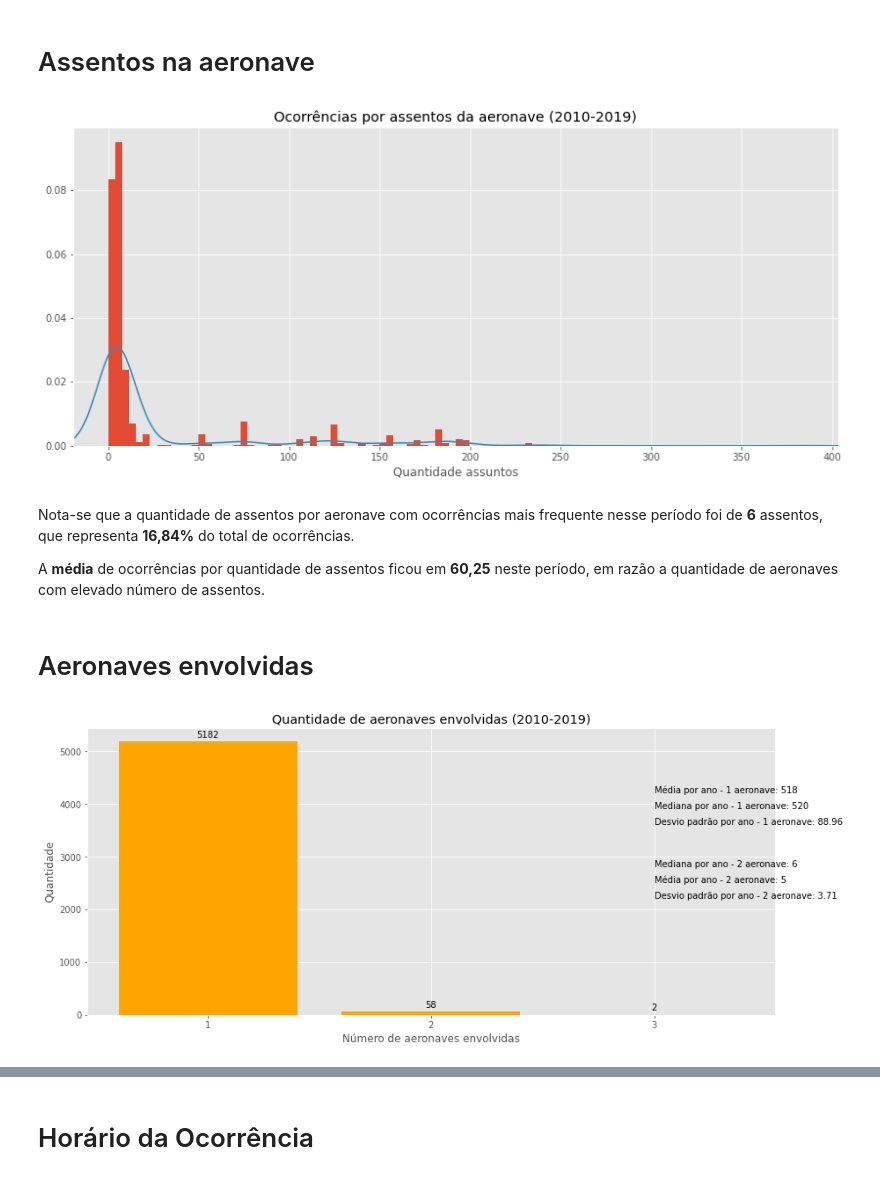
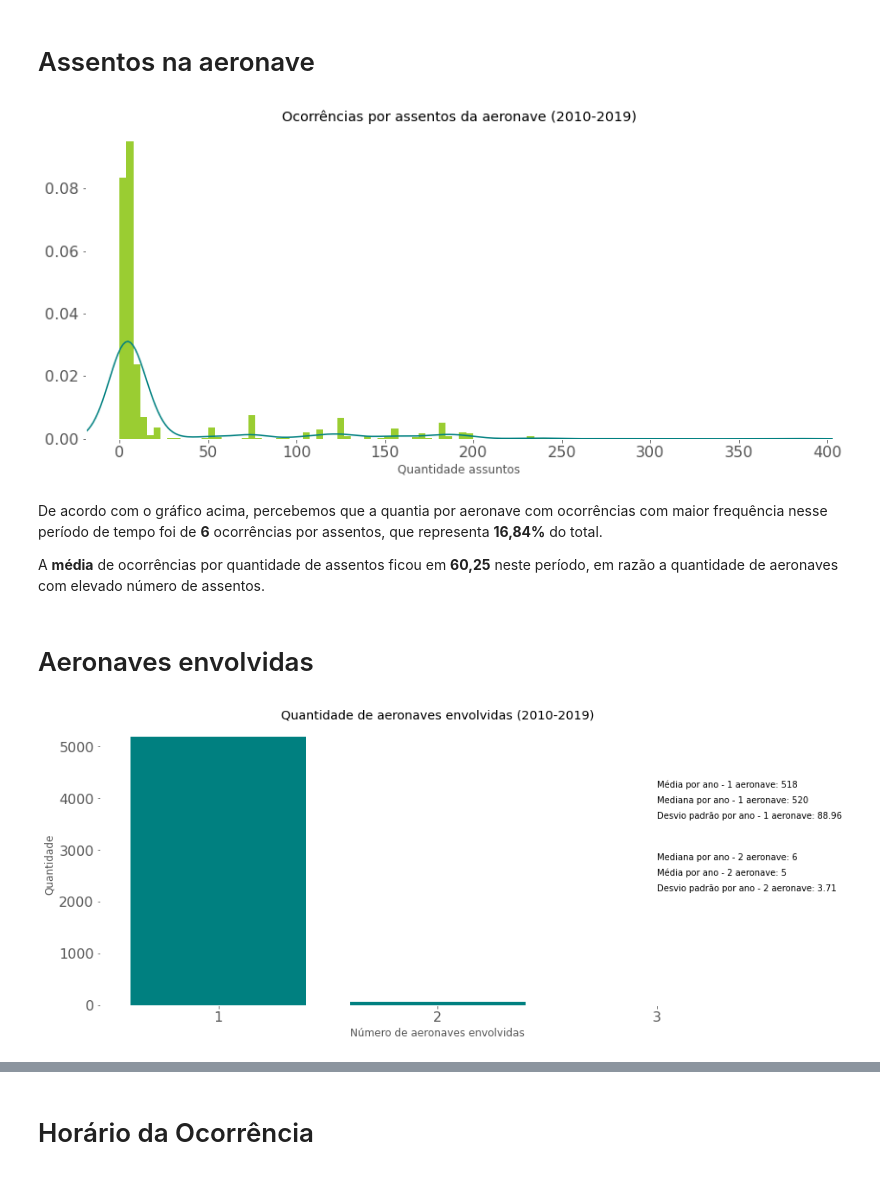
Before and after one commit to matheusfonsecasobral/GovernancaTI_PROJETO_2022, a Jupyter notebook: Acidentes_Aereos_Ocorridos_no_Brasil_de_2010_a_2019.ipynb, the cells around one changed output, grey strips where cells are left out. Drawn from its saved outputs; the diff is of its cells as text; code cells hidden in the pictures.

```diff
--- a/Acidentes_Aereos_Ocorridos_no_Brasil_de_2010_a_2019.ipynb
+++ b/Acidentes_Aereos_Ocorridos_no_Brasil_de_2010_a_2019.ipynb
@@ -457,0 +355,20 @@ A porcentagem de ocorrências das 10 fases do voo corresponde a 87%
+# %%
+BIGGER_SIZE = 16
+
+plt.rc('font', size=BIGGER_SIZE)
+plt.rc('axes', titlesize=BIGGER_SIZE-5)
+plt.rc('axes', labelsize=BIGGER_SIZE-5)
+plt.rc('xtick', labelsize=BIGGER_SIZE)
+plt.rc('ytick', labelsize=BIGGER_SIZE)
+plt.rc('legend', fontsize=BIGGER_SIZE)
+plt.rc('figure', titlesize=BIGGER_SIZE)
+fig,ax = plt.subplots(figsize=(25,7))
+ax.set_facecolor(color='white')
+plt.text(40, 0.6, 'Mediana de Incidentes graves por ano: %.2f'%(np.median(np.array(df_qtd_incidentes_graves_ano['Incidentes Graves']))))
+plt.text(40, 0.7, 'Média de Incidentes graves por ano: %.2f'%(np.mean(np.array(df_qtd_incidentes_graves_ano['Incidentes Graves']))))
+plt.text(40, 0.8, 'Desvio padrão: %.2f'%(static.stdev(list_todos_incidentes_graves.count(i) for i in list_tipos_operacao)))
+plt.text(40, 0.9, 'Total de incidentes graves: %d'%(soma_incidentes_graves))
+plt.text(40, 1.0, 'Moda: %d'%(static.mode(list_todos_incidentes_graves)))
+plt.boxplot(df_qtd_incidentes_graves_ano['Incidentes Graves'], 0, 'rs', 0)
+plt.title('BoxPlot do número de Incidentes Graves por ano',size=BIGGER_SIZE)
+plt.show()
@@ -913,22 +996,27 @@ contador_aeronave_assentos = sorted(list(aeronave_assentos.values()), reverse =
 # %%
+aeronave_assentos = Counter(df_dados['aeronave_assentos'])
+fase_aeronave_assentos = sorted(aeronave_assentos, key = aeronave_assentos.get, reverse = True)
+contador_aeronave_assentos = sorted(list(aeronave_assentos.values()), reverse = True)
+
 plt.style.use("ggplot")
 fig,ax = plt.subplots(figsize=(14, 6))
+ax.set_facecolor('white')
 
-x= dados.aeronave_assentos
-plt.hist(x, density=True, bins= 100)
+x= df_dados.aeronave_assentos
+plt.hist(x, density=True, color='#9ACD32', bins= 100)
 mn, mx = plt.xlim()
 plt.xlim(mn, mx)
 kde_xs = np.linspace(mn, mx, 301)
 kde = st.gaussian_kde(x)
-plt.plot(kde_xs, kde.pdf(kde_xs), label="PDF")
+plt.plot(kde_xs, kde.pdf(kde_xs), label="PDF", color='#008080')
 plt.xlabel('Quantidade assuntos')
 plt.title('Ocorrências por assentos da aeronave (2010-2019)')
 
 plt.show()
 # %% [output]
-[figure, old version]
+[figure, new version]
 # %% [markdown]
-Nota-se que a quantidade de assentos por aeronave com ocorrências mais frequente nesse período foi de **6** assentos, que representa **16,84%** do total de ocorrências.
+De acordo com o gráfico acima, percebemos que a quantia por aeronave com ocorrências com maior frequência nesse período de tempo foi de **6** ocorrências por assentos, que representa **16,84%** do total.
 
 A **média** de ocorrências por quantidade de assentos ficou em **60,25** neste período, em razão a quantidade de aeronaves com elevado número de assentos.
 # %% [markdown]
@@ -956,28 +1024,45 @@ contador_aeronaves_envolvidas = sorted(list(aeronaves_envolvidas.values()), reve
 # %%
+#ocorrência por ano e por aeronaves envolvidas = 1
+aeronave_uma = list(set(df_dados['ano']))
+todas_aeronave_uma= list(df_dados.loc[(df_dados['aeronaves_envolvidas']) == 1, ['ano']]
+                         ['ano'])
+qtd_aeronave_uma_ano = pd.DataFrame({'ano': aeronave_uma, 'aeronave': [todas_aeronave_uma.count(i) for i in aeronave_uma]})
+qtd_aeronave_uma_ano = qtd_aeronave_uma_ano.sort_values(['aeronave'])
+total_qtd_aeronave_uma_ano= qtd_aeronave_uma_ano['aeronave'].sum()
+
+#ocorrência por ano e por aeronaves envolvidas = 2
+aeronave_duas = list(set(df_dados['ano']))
+todas_aeronave_duas= list(df_dados.loc[(df_dados['aeronaves_envolvidas']) == 2, ['ano']]
+                         ['ano'])
+qtd_aeronave_duas_ano = pd.DataFrame({'ano': aeronave_duas, 'aeronave': [todas_aeronave_duas.count(i) for i in aeronave_duas]})
+qtd_aeronave_duas_ano = qtd_aeronave_duas_ano.sort_values(['aeronave'])
+total_qtd_aeronave_duas_ano= qtd_aeronave_duas_ano['aeronave'].sum()
+
+aeronaves_envolvidas = Counter(df_dados['aeronaves_envolvidas'])
+fase_aeronaves_envolvidas = sorted(aeronaves_envolvidas, key = aeronaves_envolvidas.get, reverse = True)
+contador_aeronaves_envolvidas = sorted(list(aeronaves_envolvidas.values()), reverse = True)
+
 plt.style.use("ggplot")
 fig,ax = plt.subplots(figsize=(14, 6))
 
 x=fase_aeronaves_envolvidas
 y=contador_aeronaves_envolvidas
 
-rects1=ax.bar(x, y,color='orange')
+rects1=ax.bar(x, y,color='#008080')
 ax.set_xticks(x)
+ax.set_facecolor('white')
 plt.ylabel("Quantidade")
 plt.xlabel("Número de aeronaves envolvidas")
 plt.title('Quantidade de aeronaves envolvidas (2010-2019)')
 plt.text(3, 4209.9, 'Média por ano - 1 aeronave: %d'%(np.mean(np.array(qtd_aeronave_uma_ano['aeronave']))))
 plt.text(3, 3909.9, 'Mediana por ano - 1 aeronave: %d'%(np.median(np.array(qtd_aeronave_uma_ano['aeronave']))))
 plt.text(3, 3609.7, 'Desvio padrão por ano - 1 aeronave: %.2f'%(static.stdev(qtd_aeronave_uma_ano['aeronave'])))
 
 plt.text(3, 2809.9, 'Mediana por ano - 2 aeronave: %d'%(np.median(np.array(qtd_aeronave_duas_ano['aeronave']))))
 plt.text(3, 2509.9, 'Média por ano - 2 aeronave: %d'%(np.mean(np.array(qtd_aeronave_duas_ano['aeronave']))))
 plt.text(3, 2209.7, 'Desvio padrão por ano - 2 aeronave: %.2f'%(static.stdev(qtd_aeronave_duas_ano['aeronave'])))
 
-
-numero_em_cima(rects1, ax)
-
-
 plt.show()
 # %% [output]
-[figure, old version]
+[figure, new version]
 # %% [markdown]
```
Also changed, not shown: parts of 179 cells of this notebook.
